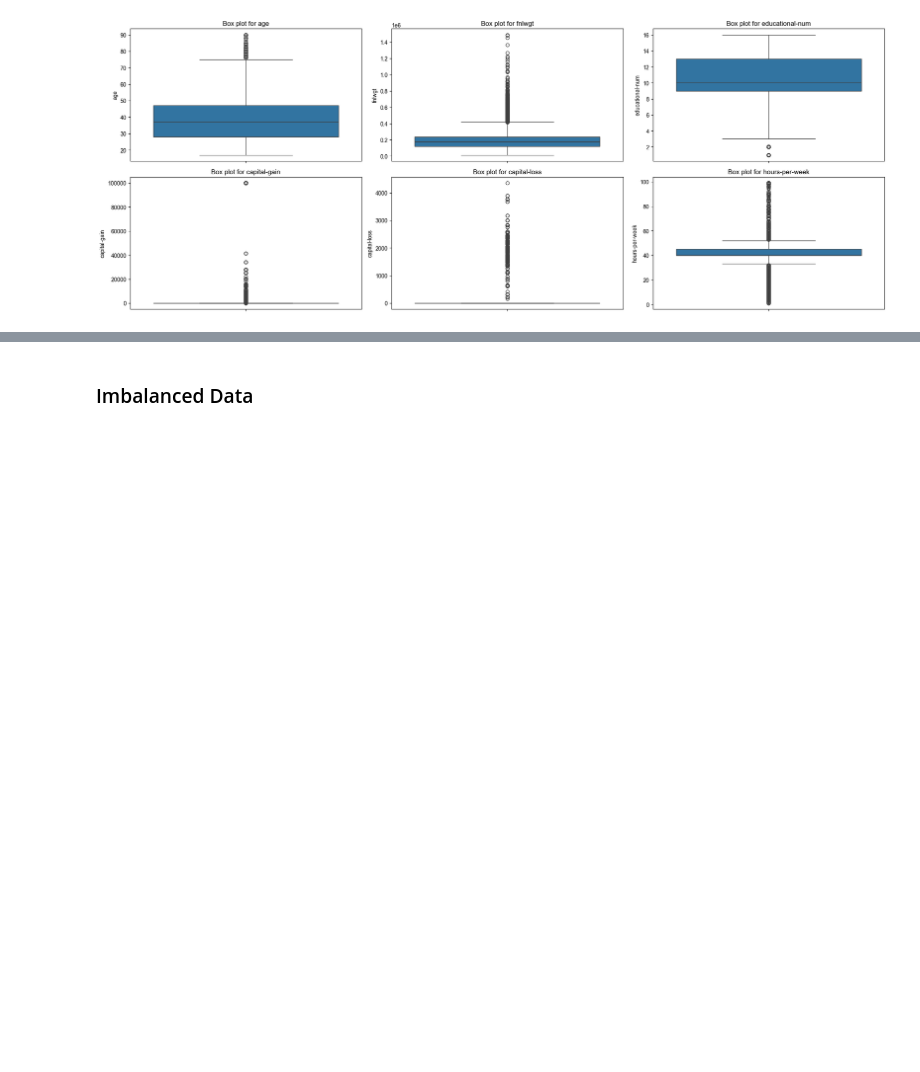
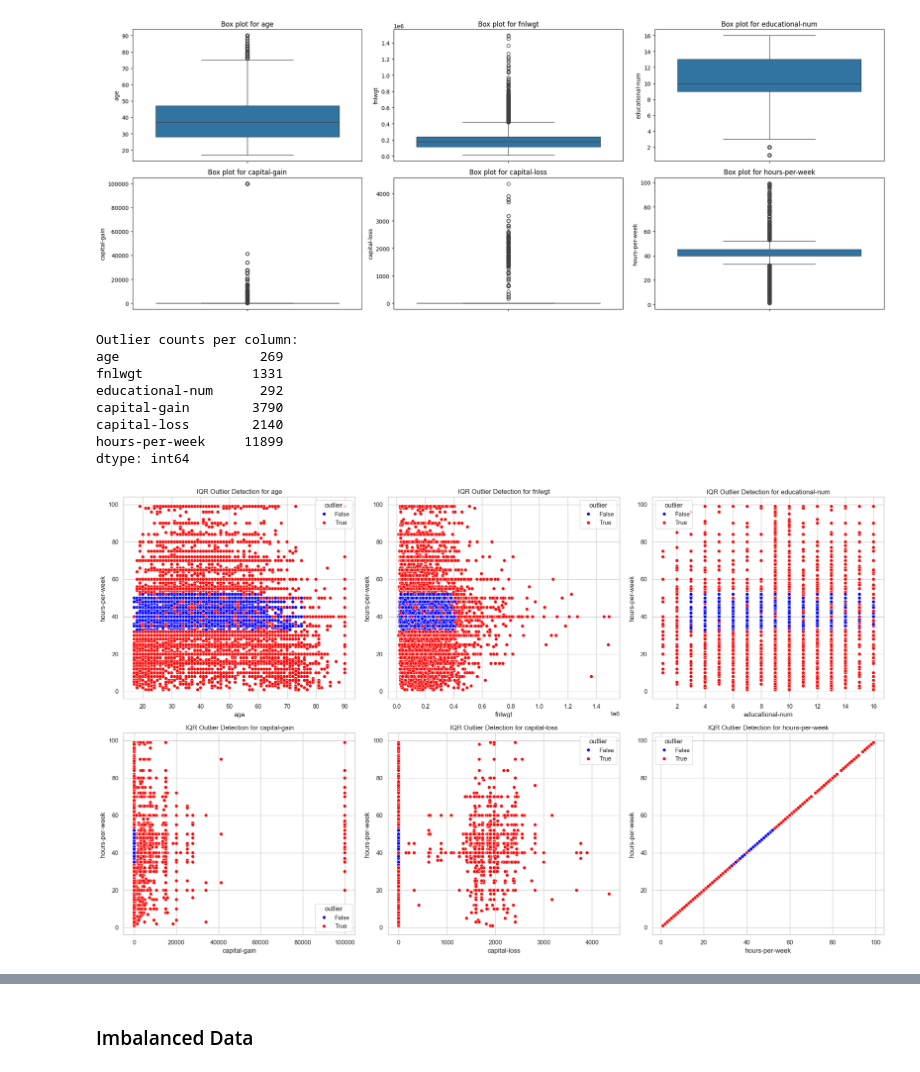
Before and after one commit to Abdelhakim-gh/DataMining_Project_Income_Prediction, a Jupyter notebook: DM_project.ipynb, the cells around one changed output, grey strips where cells are left out. Drawn from its saved outputs; the diff is of its cells as text; code cells hidden in the pictures; blank space fills up the shorter version.

Commit message:
outliers

```diff
--- a/DM_project.ipynb
+++ b/DM_project.ipynb
@@ -1124,3 +1169,71 @@ plt.tight_layout()
 plt.show()
 # %% [output]
 [figure]
+# %%
+import copy
+df_copy = copy.deepcopy(df)
+# %%
+df = copy.deepcopy(df_copy)
+# %%
+import pandas as pd
+import seaborn as sns
+import matplotlib.pyplot as plt
+
+# Assuming 'df' is your dataset
+numerical_columns = ['age', 'fnlwgt', 'educational-num', 'capital-gain', 'capital-loss', 'hours-per-week']
+
+# Initialize a DataFrame to store outlier information
+outlier_flags = pd.DataFrame(index=df.index)
+
+# Loop through each numerical column
+for col in numerical_columns:
+    # Calculate IQR
+    Q1 = df[col].quantile(0.25)
+    Q3 = df[col].quantile(0.75)
+    IQR = Q3 - Q1
+
+    # Define the outlier step
+    outlier_step = 1.5 * IQR
+
+    # Identify outliers
+    outliers = (df[col] < (Q1 - outlier_step)) | (df[col] > (Q3 + outlier_step))
+    outlier_flags[col] = outliers
+
+# Add an 'outlier' column to the DataFrame to flag rows with outliers in any column
+df['outlier'] = outlier_flags.any(axis=1)
+
+# Print the count of outliers for each column
+print("Outlier counts per column:")
+print(outlier_flags.sum())
+
+# Visualization of outliers for each attribute
+sns.set(style="whitegrid")
+plt.figure(figsize=(20, 12))
+
+# Create scatterplots
+for i, col in enumerate(numerical_columns, 1):
+    plt.subplot(2, 3, i)
+    sns.scatterplot(
+        data=df,
+        x=col,
+        y='hours-per-week',  # Use 'hours-per-week' as a reference y-axis for scatterplots
+        hue='outlier',
+        palette={True: 'red', False: 'blue'},
+        legend='full'
+    )
+    plt.title(f'IQR Outlier Detection for {col}')
+    plt.xlabel(col)
+    plt.ylabel('hours-per-week')
+
+plt.tight_layout()
+plt.show()
+# %% [output]
+Outlier counts per column:
+age                  269
+fnlwgt              1331
+educational-num      292
+capital-gain        3790
+capital-loss        2140
+hours-per-week     11899
+dtype: int64
+[figure, added]
```
Also changed, not shown: parts of 6 cells of this notebook.
